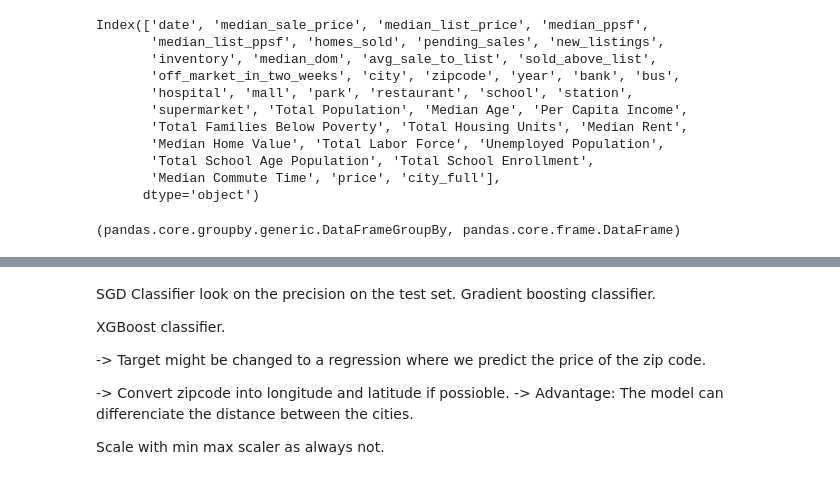
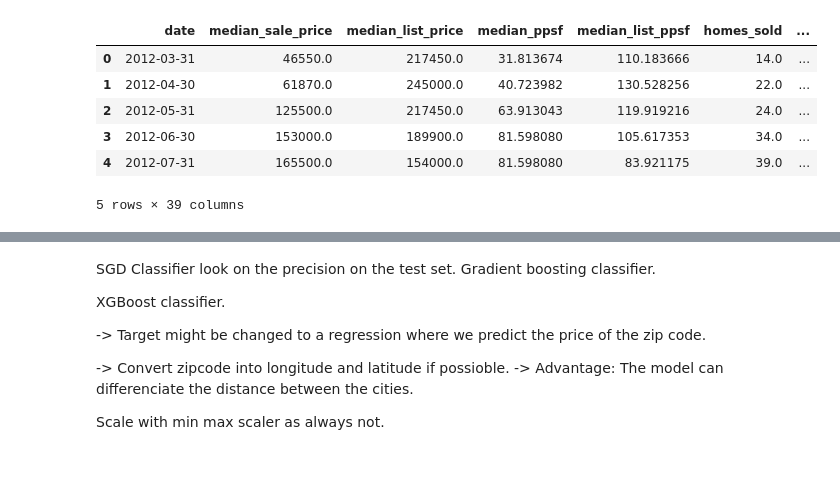
Before and after one commit to JensKlug/zillows_real_estate, a Jupyter notebook: notebooks/jens_notebook.ipynb, the cells around one changed output, grey strips where cells are left out. Saved outputs shown, nothing was run; the diff lists cells and outputs as text; code cells hidden in the pictures.

Commit message:
Some enhancements on the time series model.

```diff
--- a/notebooks/jens_notebook.ipynb
+++ b/notebooks/jens_notebook.ipynb
@@ -41,17 +20,15 @@ memory usage: 247.0+ MB
-# %%
-train.columns
-# %% [output]
-Index(['date', 'median_sale_price', 'median_list_price', 'median_ppsf',
-       'median_list_ppsf', 'homes_sold', 'pending_sales', 'new_listings',
-       'inventory', 'median_dom', 'avg_sale_to_list', 'sold_above_list',
-       'off_market_in_two_weeks', 'city', 'zipcode', 'year', 'bank', 'bus',
-       'hospital', 'mall', 'park', 'restaurant', 'school', 'station',
-       'supermarket', 'Total Population', 'Median Age', 'Per Capita Income',
-       'Total Families Below Poverty', 'Total Housing Units', 'Median Rent',
-       'Median Home Value', 'Total Labor Force', 'Unemployed Population',
-       'Total School Age Population', 'Total School Enrollment',
-       'Median Commute Time', 'price', 'city_full'],
-      dtype='object')
+# %%
+#train.info()
+#train.columns
+df.head()
+# %% [output]
+|  | date | median_sale_price | median_list_price | median_ppsf | median_list_ppsf | homes_sold | ... |
+| 0 | 2012-03-31 | 46550.0 | 217450.0 | 31.813674 | 110.183666 | 14.0 | ... |
+| 1 | 2012-04-30 | 61870.0 | 245000.0 | 40.723982 | 130.528256 | 22.0 | ... |
+| 2 | 2012-05-31 | 125500.0 | 217450.0 | 63.913043 | 119.919216 | 24.0 | ... |
+| 3 | 2012-06-30 | 153000.0 | 189900.0 | 81.598080 | 105.617353 | 34.0 | ... |
+| 4 | 2012-07-31 | 165500.0 | 154000.0 | 81.598080 | 83.921175 | 39.0 | ... |
+5 rows × 39 columns
 # %%
 # Group by city and zipcode for proper time series handling
 grouped_train = train.groupby(['city', 'zipcode'])
@@ -60,4 +36,0 @@ grouped_test = test.groupby(['city', 'zipcode'])
-# %%
-type(grouped_train), type(train)
-# %% [output]
-(pandas.core.groupby.generic.DataFrameGroupBy, pandas.core.frame.DataFrame)
```
Also changed, not shown: parts of 40 cells of this notebook.
